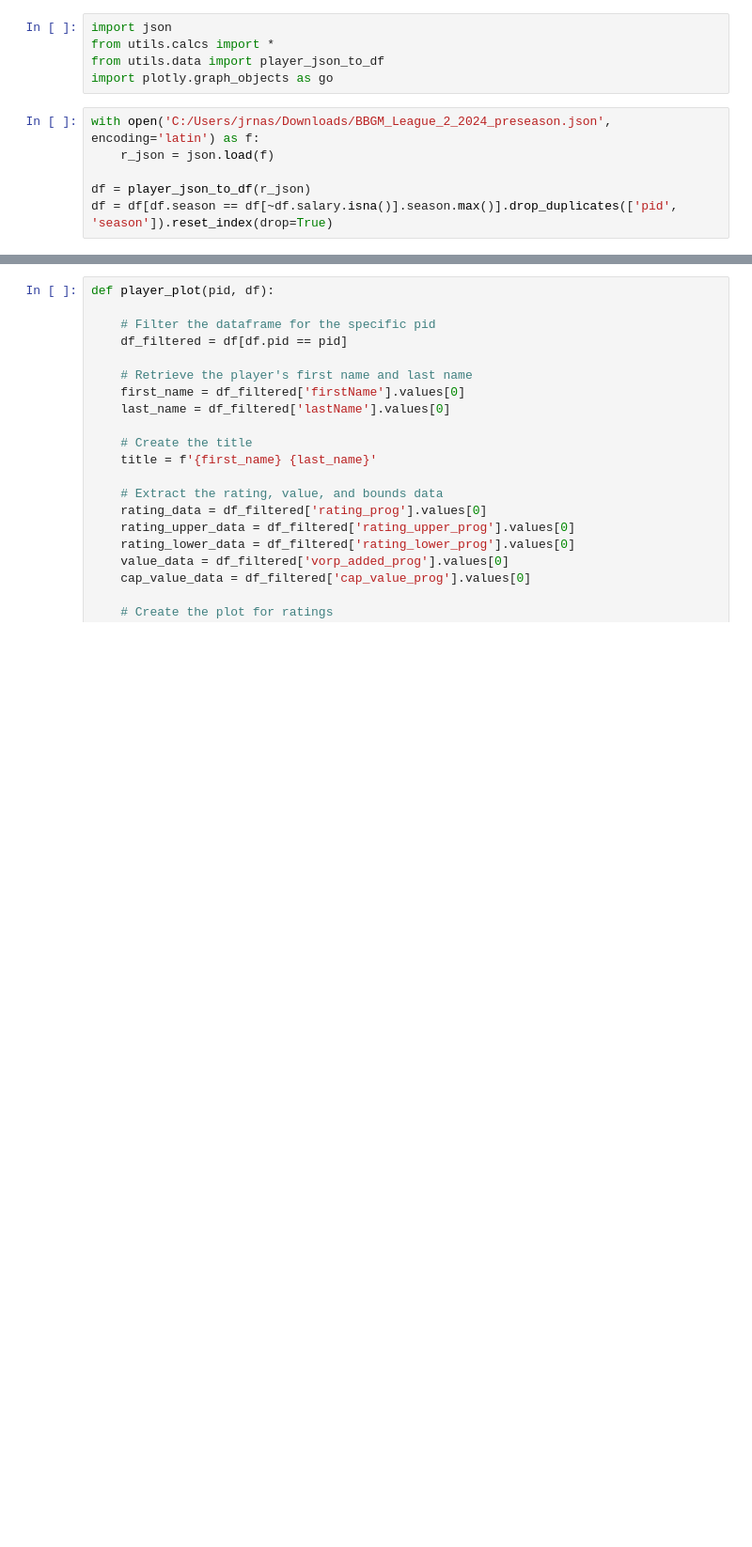
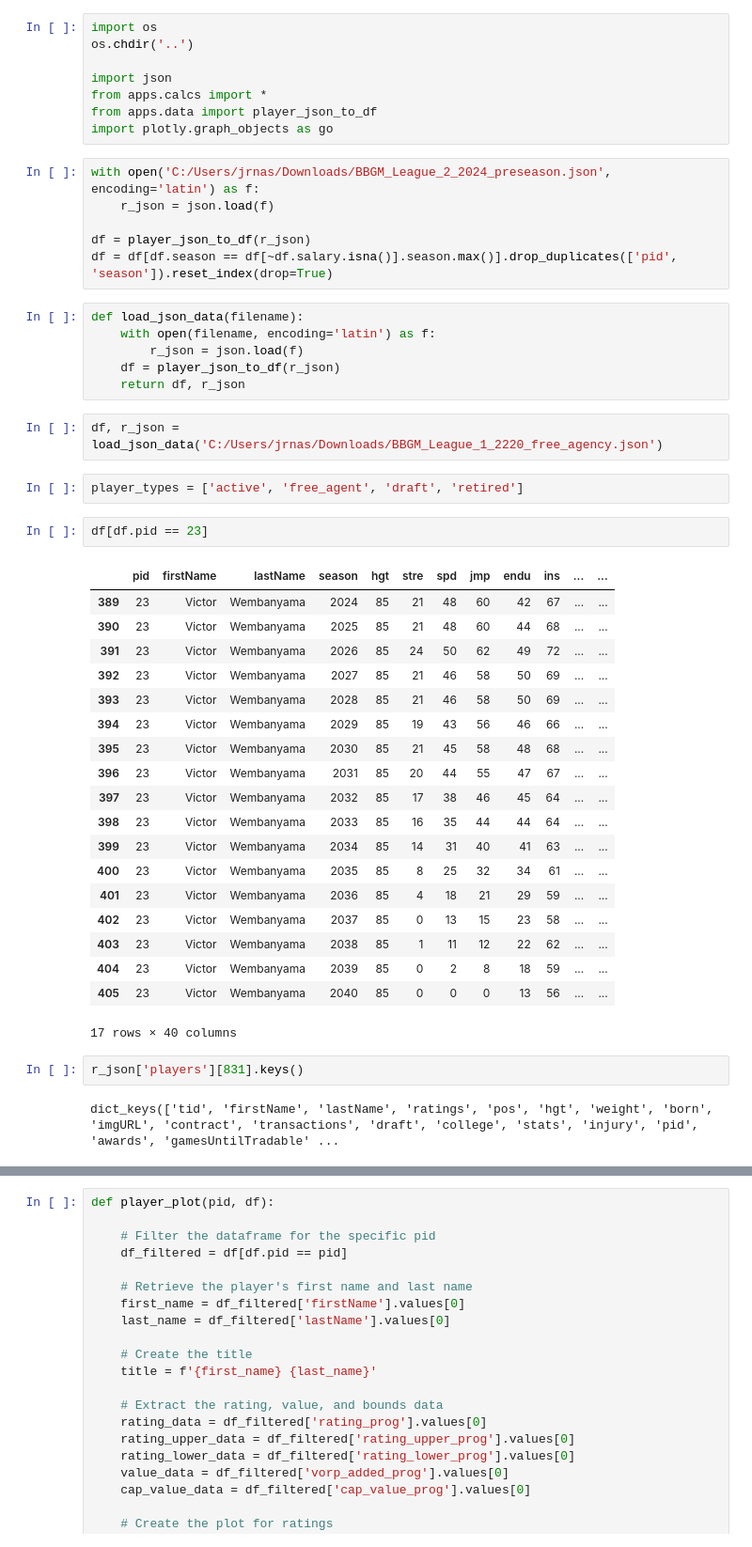
Before and after one commit to jrnastase410/streamlit-bbgm-basketball, a Jupyter notebook: prod_nbs/player_viz.ipynb, the cells around one changed output, grey strips where cells are left out. Shown: that part at 94% size. Drawn from its saved outputs; the diff is of its cells as text; blank space fills up the shorter version.

```diff
--- a/prod_nbs/player_viz.ipynb
+++ b/prod_nbs/player_viz.ipynb
@@ -1,7 +1,10 @@
 # %%
+import os
+os.chdir('..')
+
 import json
-from utils.calcs import *
-from utils.data import player_json_to_df
+from apps.calcs import *
+from apps.data import player_json_to_df
 import plotly.graph_objects as go
 # %%
 with open('C:/Users/jrnas/Downloads/BBGM_League_2_2024_preseason.json', encoding='latin') as f:
@@ -9,3 +12,39 @@ with open('C:/Users/jrnas/Downloads/BBGM_League_2_2024_preseason.json', encoding
 
 df = player_json_to_df(r_json)
 df = df[df.season == df[~df.salary.isna()].season.max()].drop_duplicates(['pid', 'season']).reset_index(drop=True)
+# %%
+def load_json_data(filename):
+    with open(filename, encoding='latin') as f:
+        r_json = json.load(f)
+    df = player_json_to_df(r_json)
+    return df, r_json
+# %%
+df, r_json = load_json_data('C:/Users/jrnas/Downloads/BBGM_League_1_2220_free_agency.json')
+# %%
+player_types = ['active', 'free_agent', 'draft', 'retired']
+# %%
+df[df.pid == 23]
+# %% [output]
+|  | pid | firstName | lastName | season | hgt | stre | spd | jmp | endu | ins | ... | ... |
+| 389 | 23 | Victor | Wembanyama | 2024 | 85 | 21 | 48 | 60 | 42 | 67 | ... | ... |
+| 390 | 23 | Victor | Wembanyama | 2025 | 85 | 21 | 48 | 60 | 44 | 68 | ... | ... |
+| 391 | 23 | Victor | Wembanyama | 2026 | 85 | 24 | 50 | 62 | 49 | 72 | ... | ... |
+| 392 | 23 | Victor | Wembanyama | 2027 | 85 | 21 | 46 | 58 | 50 | 69 | ... | ... |
+| 393 | 23 | Victor | Wembanyama | 2028 | 85 | 21 | 46 | 58 | 50 | 69 | ... | ... |
+| 394 | 23 | Victor | Wembanyama | 2029 | 85 | 19 | 43 | 56 | 46 | 66 | ... | ... |
+| 395 | 23 | Victor | Wembanyama | 2030 | 85 | 21 | 45 | 58 | 48 | 68 | ... | ... |
+| 396 | 23 | Victor | Wembanyama | 2031 | 85 | 20 | 44 | 55 | 47 | 67 | ... | ... |
+| 397 | 23 | Victor | Wembanyama | 2032 | 85 | 17 | 38 | 46 | 45 | 64 | ... | ... |
+| 398 | 23 | Victor | Wembanyama | 2033 | 85 | 16 | 35 | 44 | 44 | 64 | ... | ... |
+| 399 | 23 | Victor | Wembanyama | 2034 | 85 | 14 | 31 | 40 | 41 | 63 | ... | ... |
+| 400 | 23 | Victor | Wembanyama | 2035 | 85 | 8 | 25 | 32 | 34 | 61 | ... | ... |
+| 401 | 23 | Victor | Wembanyama | 2036 | 85 | 4 | 18 | 21 | 29 | 59 | ... | ... |
+| 402 | 23 | Victor | Wembanyama | 2037 | 85 | 0 | 13 | 15 | 23 | 58 | ... | ... |
+| 403 | 23 | Victor | Wembanyama | 2038 | 85 | 1 | 11 | 12 | 22 | 62 | ... | ... |
+| 404 | 23 | Victor | Wembanyama | 2039 | 85 | 0 | 2 | 8 | 18 | 59 | ... | ... |
+| 405 | 23 | Victor | Wembanyama | 2040 | 85 | 0 | 0 | 0 | 13 | 56 | ... | ... |
+17 rows × 40 columns
+# %%
+r_json['players'][831].keys()
+# %% [output]
+dict_keys(['tid', 'firstName', 'lastName', 'ratings', 'pos', 'hgt', 'weight', 'born', 'imgURL', 'contract', 'transactions', 'draft', 'college', 'stats', 'injury', 'pid', 'awards', 'gamesUntilTradable' ...
```
Also changed, not shown: parts of 6 cells of this notebook, 4 other files.
